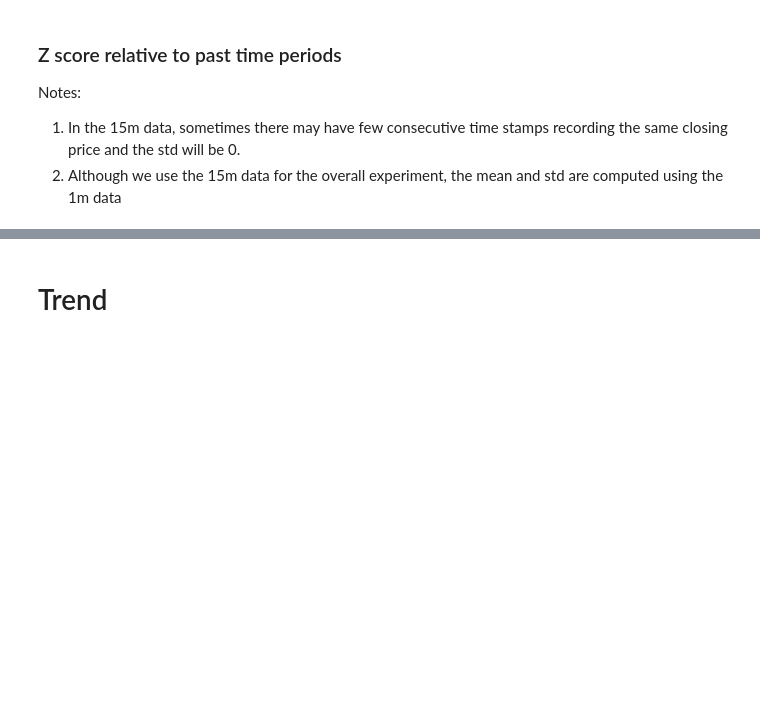
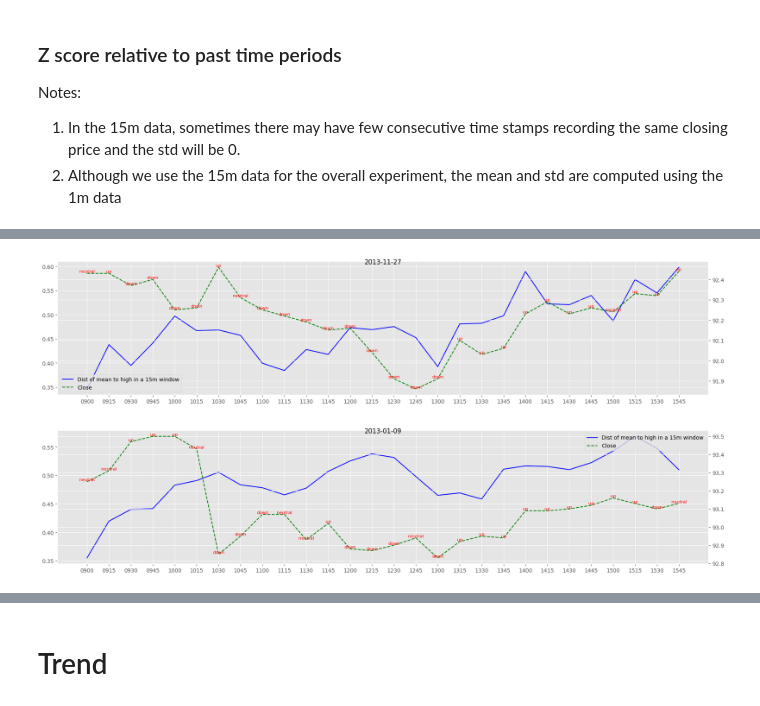
Before and after one commit to daQuincy/Takumi, a Jupyter notebook: 005 - feature_engineering.ipynb, the cells around one changed output, grey strips where cells are left out. Cells and saved outputs as stored; diff of their text form; code cells hidden in the pictures; blank space fills up the shorter version.

```diff
--- a/005 - feature_engineering.ipynb
+++ b/005 - feature_engineering.ipynb
@@ -366,0 +402,30 @@ df_data.plot.scatter(x='z_1hr', y='z_30m')
+# %%
+df_data['high_dst_15m_sma'] = df_uturn['high_dst_15m_sma'].values
+df_data['high_dst_5m_sma'] = df_uturn2['high_dst_5m_sma'].values
+# %%
+days = df_data['datetime'].dt.date.unique()
+np.random.shuffle(days)
+
+plt.style.use('ggplot')
+for day in days[:2]:
+    df_day = df_data[df_data['datetime'].dt.date == day]
+    df_day = df_day.reset_index(drop=True)
+    fig, ax1 = plt.subplots(figsize=(18, 4))
+    line1 = ax1.plot(df_day['time'], df_day['high_dst_15m_sma'], color='blue', label='Dist of mean to high in a 15m window')
+
+    ax2 = ax1.twinx()
+    line2 = ax2.plot(df_day['time'], df_day['close'], color='green', linestyle='--', label='Close')
+
+    for i, direction in enumerate(df_day['direction_1hr']):
+        ax2.text(df_day.loc[i, 'time'], df_day.loc[i, 'close'], direction,
+                ha='center', va='bottom', fontsize=8, color='red')
+
+    lines = line1 + line2
+    labels = [line.get_label() for line in lines]
+    plt.legend(lines, labels)
+    plt.xticks(rotation=45)
+    plt.tight_layout()
+    plt.suptitle(day)
+# %% [output]
+[figure, added]
+[figure, added]
```
Also changed, not shown: parts of 18 cells of this notebook.
